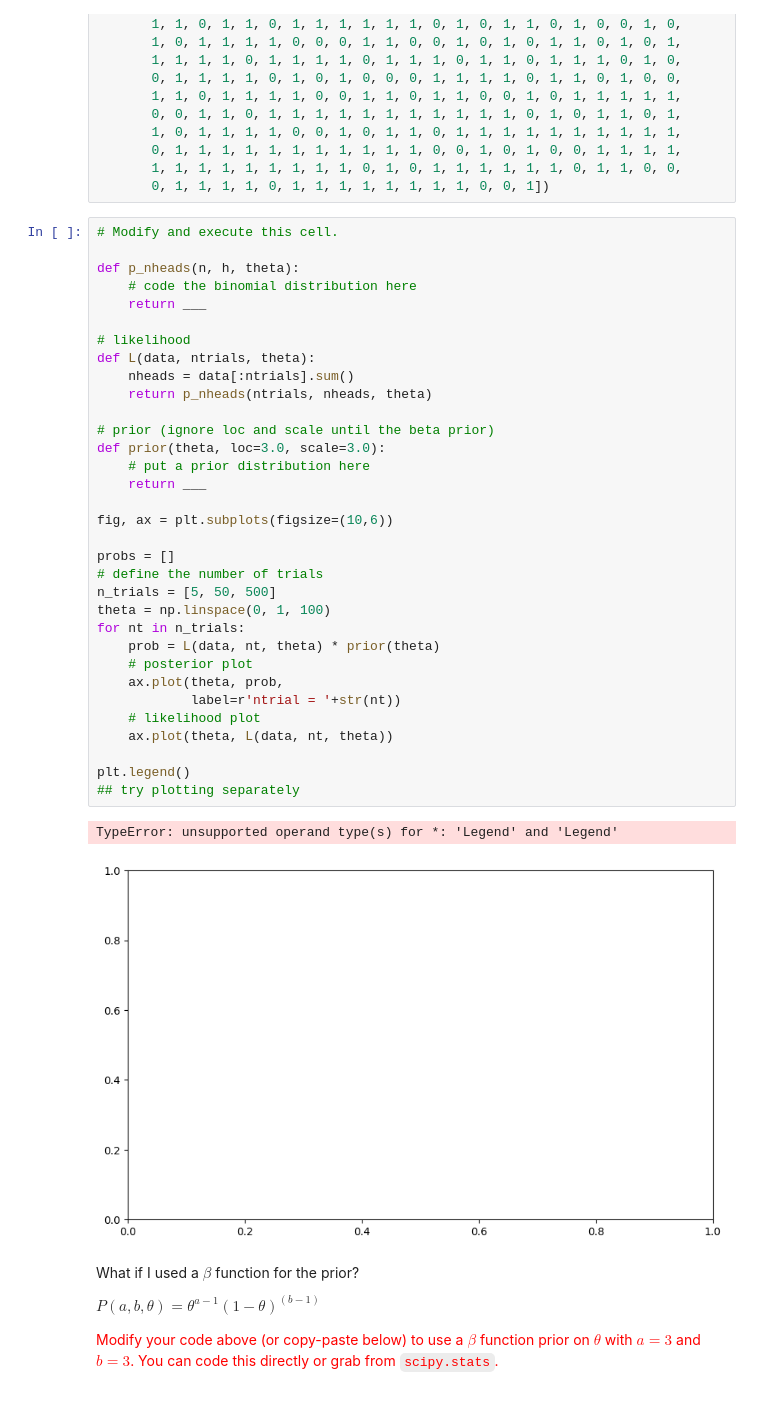
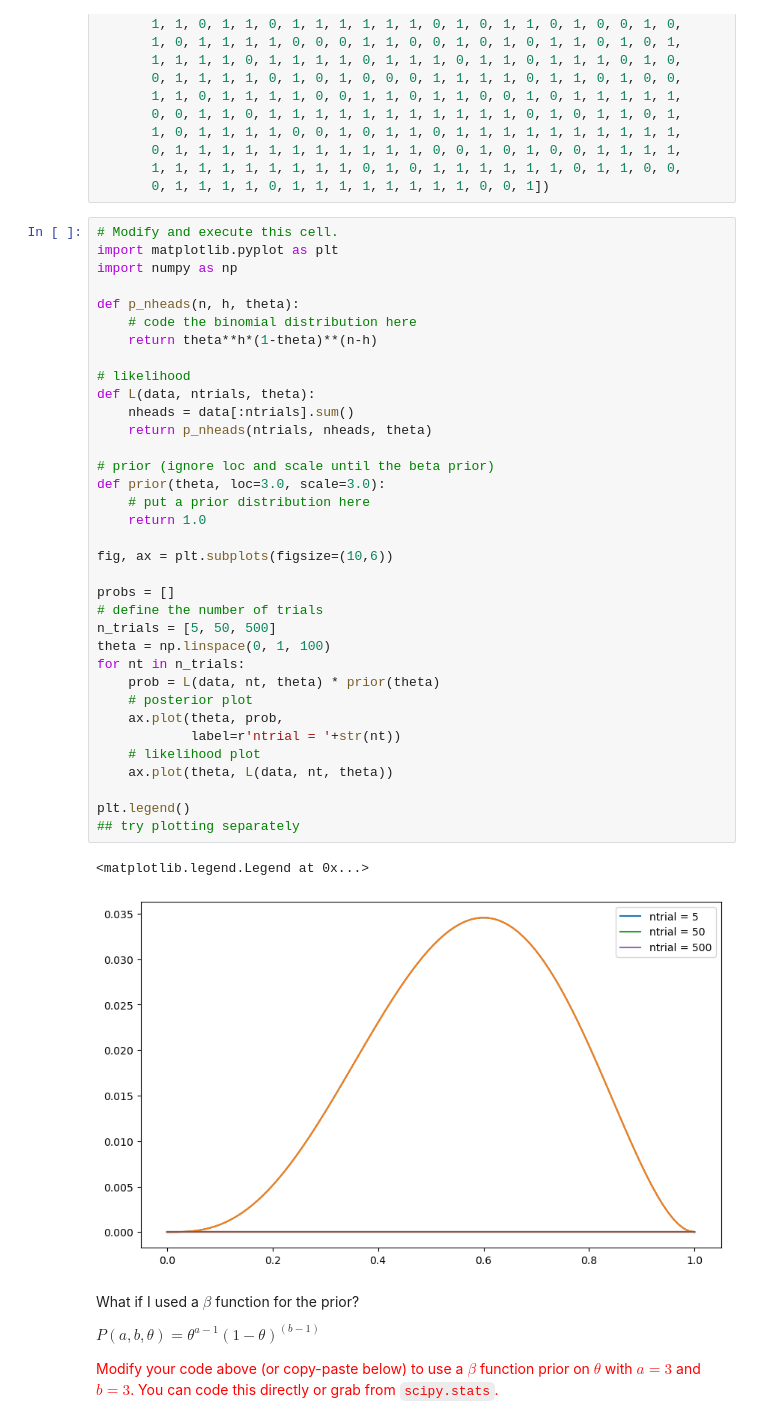
Before and after one commit to agupta-umiss/phys629-fall-2023, a Jupyter notebook: lectures/lecture_16.ipynb, the cells around one changed output. Cells and saved outputs as stored; diff of their text form.

```diff
--- a/lectures/lecture_16.ipynb
+++ b/lectures/lecture_16.ipynb
@@ -106,40 +106,42 @@ data = np.array([1, 1, 1, 0, 0, 1, 1, 1, 0, 1, 1, 1, 1, 1, 1, 1, 1, 0, 1, 0, 1,
        0, 1, 1, 1, 1, 0, 1, 1, 1, 1, 1, 1, 1, 1, 0, 0, 1])
 # %%
 # Modify and execute this cell.
+import matplotlib.pyplot as plt
+import numpy as np
 
 def p_nheads(n, h, theta):
     # code the binomial distribution here
-    return ___
+    return theta**h*(1-theta)**(n-h)
 
 # likelihood
 def L(data, ntrials, theta):
     nheads = data[:ntrials].sum()
     return p_nheads(ntrials, nheads, theta)
 
 # prior (ignore loc and scale until the beta prior)
 def prior(theta, loc=3.0, scale=3.0):
     # put a prior distribution here
-    return ___
+    return 1.0
 
 fig, ax = plt.subplots(figsize=(10,6))
 
 probs = []
 # define the number of trials
 n_trials = [5, 50, 500]
 theta = np.linspace(0, 1, 100)
 for nt in n_trials:
     prob = L(data, nt, theta) * prior(theta)
     # posterior plot
     ax.plot(theta, prob,
             label=r'ntrial = '+str(nt))
     # likelihood plot
     ax.plot(theta, L(data, nt, theta))
 
 plt.legend()
 ## try plotting separately
 # %% [output]
-TypeError: unsupported operand type(s) for *: 'Legend' and 'Legend'
+<matplotlib.legend.Legend at 0x...>
-[figure, old version]
+[figure, new version]
 # %% [markdown]
 What if I used a $\beta$ function for the prior?
 
```
